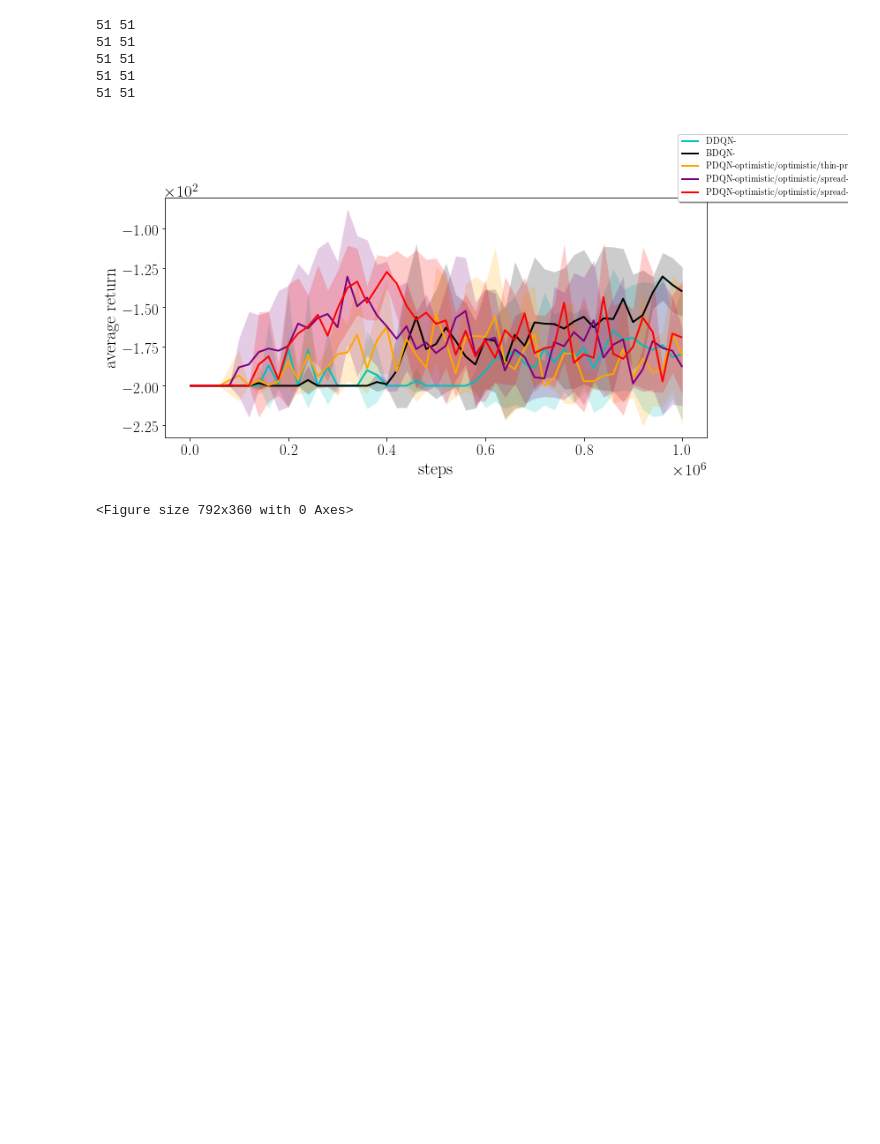
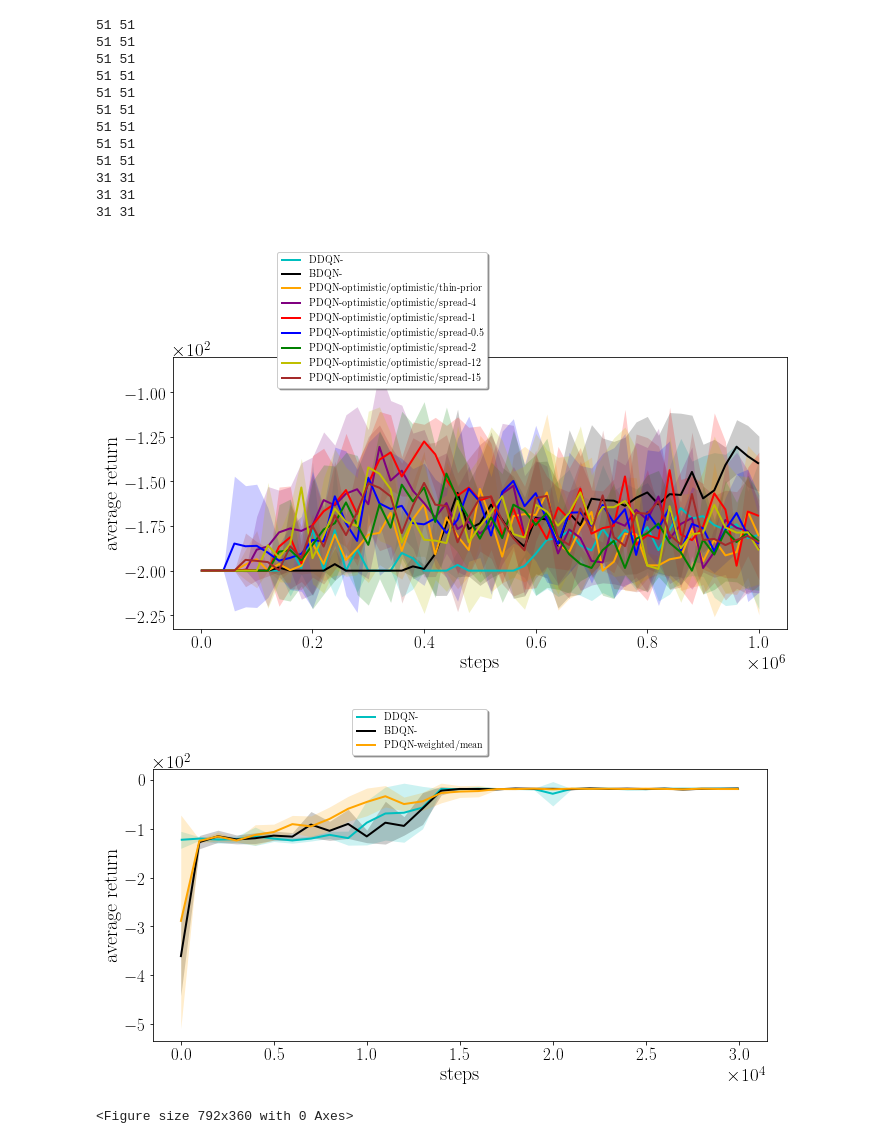
Before and after one commit to albertometelli/weightedDQN, a Jupyter notebook: dqn/atari/res_2/notebook.ipynb, the cells around one changed output. Saved outputs shown, nothing was run; the diff lists cells and outputs as text; code cells hidden in the pictures; blank space fills up the shorter version.

```diff
--- a/dqn/atari/res_2/notebook.ipynb
+++ b/dqn/atari/res_2/notebook.ipynb
@@ -102,12 +102,15 @@ def plot_ci(xs, ys, conf, n, xlabel=None, ylabel=None, label=None, ax=None, **kw
     ax.tick_params(labelsize=TICKS_FONT_SIZE)
     return ax
 # %%
-environments = ['mountain']#'BankHeist','Asterix','Asteroids'
+environments = ['mountain','Gridworld']#'BankHeist','Asterix','Asteroids'
 algorithms = ['dqn','boot','particle']#,,'boot'
 eval_freq = [2e4,1e3]
 #policies = [['weighted'],['weighted-gaussian'],['boot','weighted'],['eps-greedy', 'boltzmann']]
 updates = [[''],[''],[
-                      'optimistic/optimistic/thin-prior','optimistic/optimistic/spread-4','optimistic/optimistic/spread-1'],
+                      'optimistic/optimistic/thin-prior','optimistic/optimistic/spread-4',
+                        'optimistic/optimistic/spread-1','weighted/mean',
+                        'optimistic/optimistic/spread-0.5','optimistic/optimistic/spread-2',
+                        'optimistic/optimistic/spread-12','optimistic/optimistic/spread-15'],
            ['optimistic/optimistic','max_mean'],['']]
 alg_to_label={
         'particle':'PDQN',
@@ -184,33 +187,41 @@ for e,env in enumerate(environments):
                         legend_markers.append(markers[i])
                     print(min_rows,max_rows)
                     cum_reward_test = np.stack(res)
                     #print(cum_reward_test)
                     indexes = [i*subsample for i in range(len(timesteps) // subsample)]
 
 
                     ax = plot_ci(timesteps[indexes],cum_reward_test[:, indexes], conf,
                                 5, xlabel='steps', ylabel='average return', label=alg_to_label[alg]+"-"+u ,
                                  ax=ax, linewidth=2.0, linestyle=ls[0], color=col[i])
                     #ax.set_ylim(limits[e])
 
                     i += 1
     lgd=fig.legend(loc='center right',
-                          ncol=1, fancybox=True, shadow=True,bbox_to_anchor=(1.1,1))
+                          ncol=1, fancybox=True, shadow=True,bbox_to_anchor=(0.5,1))
 
     fig.savefig(env+".pdf",format='pdf', bbox_inches='tight',bbox_extra_artists=(lgd,))
 
 fig = plt.figure(figsize=(11, 5))
 patches = [ mlines.Line2D([], [], color=legend_colors[i], marker=legend_markers[i],
                           label=legend_labels[i])  for i in range(len(legend_labels)) ]
 
 #lgd=fig.legend( patches, legend_labels, ncol=6,
 #           loc='center')
 #fig.savefig('atari-legend.pdf',format='pdf',bbox_extra_artists=(lgd,), bbox_inches='tight')
 # %% [output]
 51 51
 51 51
 51 51
 51 51
 51 51
+51 51
+51 51
+51 51
+51 51
+31 31
+31 31
+31 31
-[figure, old version]
+[figure, new version]
+[figure, added]
 <Figure size 792x360 with 0 Axes>
```
Also changed, not shown: 3 other files.
